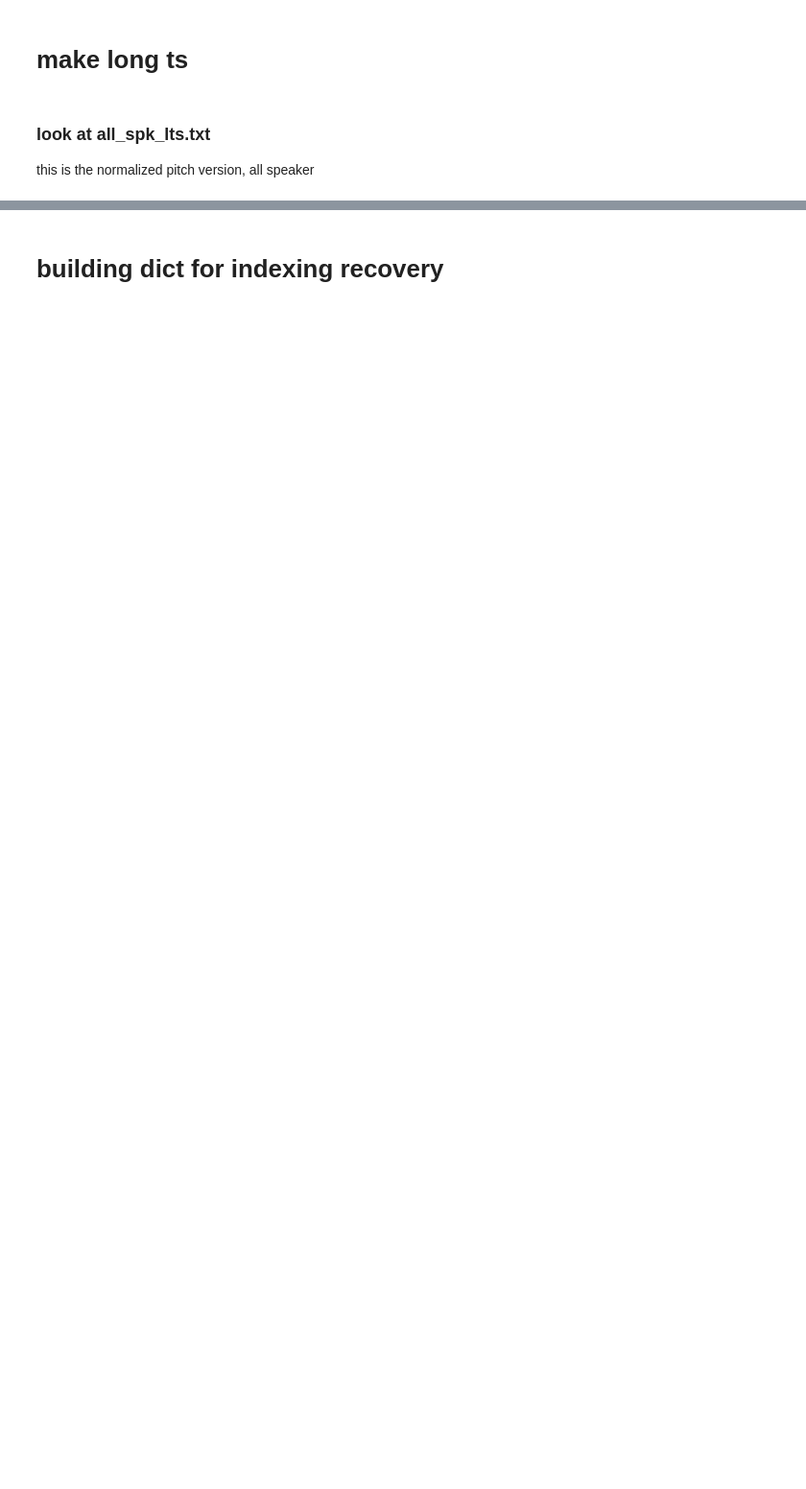
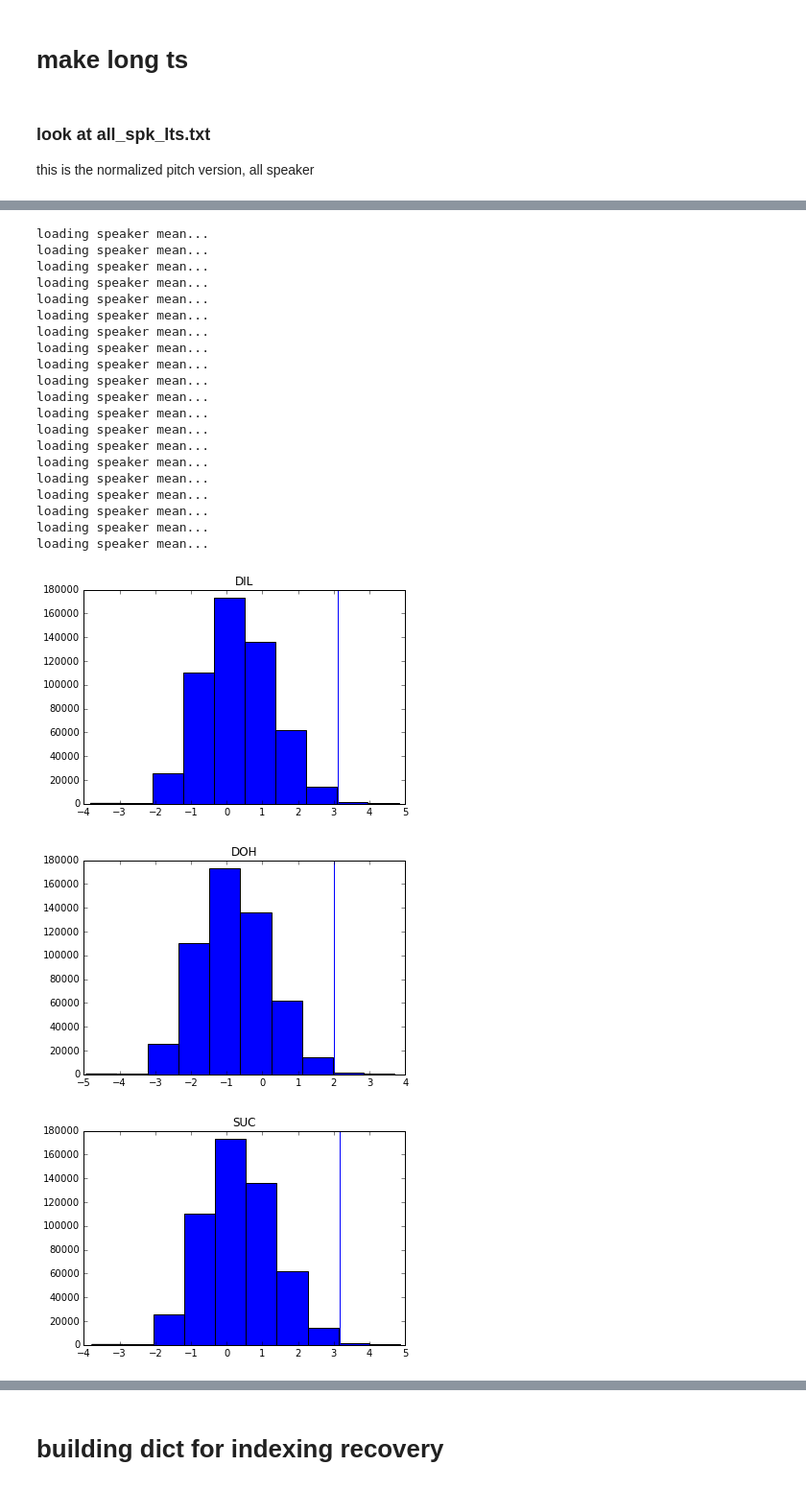
Before and after one commit to zangsir/SPM, a Jupyter notebook: make_long_ts.ipynb, the cells around one changed output, grey strips where cells are left out. Shown at 96% size. Cells and saved outputs as stored; diff of their text form; code cells hidden in the pictures; blank space fills up the shorter version.

```diff
--- a/make_long_ts.ipynb
+++ b/make_long_ts.ipynb
@@ -17,0 +129,54 @@ import matplotlibtlib.pyplot as plt
+# %%
+import pickle,os
+train_path='all_data/'
+all_speaker=get_all_speaker(train_path)
+pitch_path='procd_pitch_newtrim/'
+#print onlyfiles
+pickle_file='spk_mean_dict.p'
+spk_mean_dict={}
+for speaker in all_speaker:
+    #working with one speaker
+    if os.path.isfile(pickle_file):
+        spk_mean_dict=pickle.load(open(pickle_file,'rb'))
+        print 'loading speaker mean...'
+        spk_mean=spk_mean_dict[speaker]
+    else:
+
+        all_pitch,spk_mean=get_speaker_mean(speaker,pitch_path)
+        print speaker+'mean:'+str(spk_mean)
+        spk_mean_dict[speaker]=spk_mean
+    all_pitch_norm=(np.log2(all_pitch)-np.log2(spk_mean))/np.std(np.log2(all_pitch))
+    #print spk_mean
+    #normalize,log,downsample,smooth
+    #test with a file of this speaker
+    #in a real situation, you'll get all files of the speaker, and call normalize and save them one by one.
+    plt.figure()
+    plt.hist(all_pitch_norm)
+    plt.title(speaker)
+    plt.axvline(x=np.percentile(all_pitch_norm,99.5))
+
+pickle.dump(spk_mean_dict, open( pickle_file, "wb" ) )
+# %% [output]
+loading speaker mean...
+loading speaker mean...
+loading speaker mean...
+loading speaker mean...
+loading speaker mean...
+loading speaker mean...
+loading speaker mean...
+loading speaker mean...
+loading speaker mean...
+loading speaker mean...
+loading speaker mean...
+loading speaker mean...
+loading speaker mean...
+loading speaker mean...
+loading speaker mean...
+loading speaker mean...
+loading speaker mean...
+loading speaker mean...
+loading speaker mean...
+loading speaker mean...
+[figure, added]
+[figure, added]
+[figure, added]
```
Also changed, not shown: parts of 107 cells of this notebook, 11 other files.
